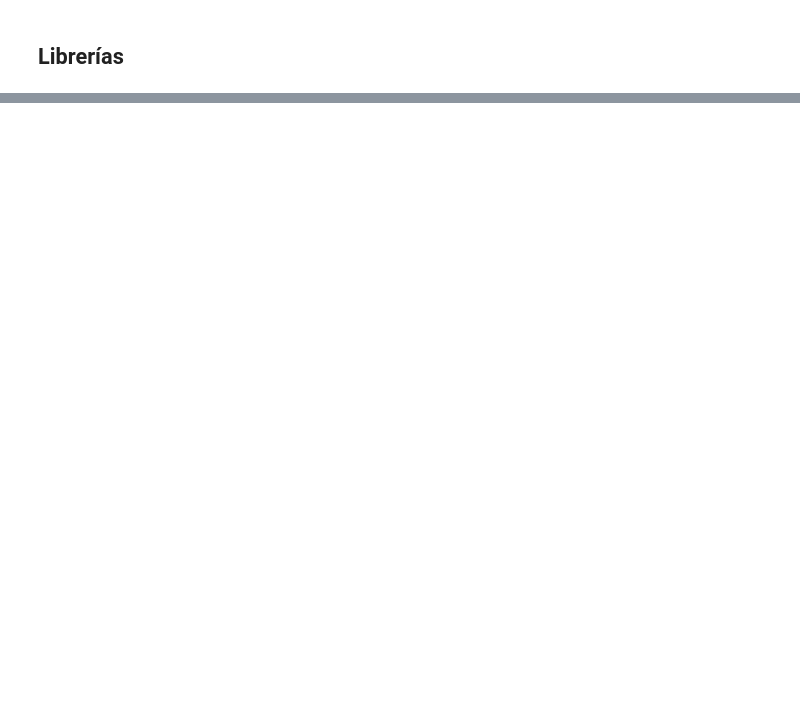
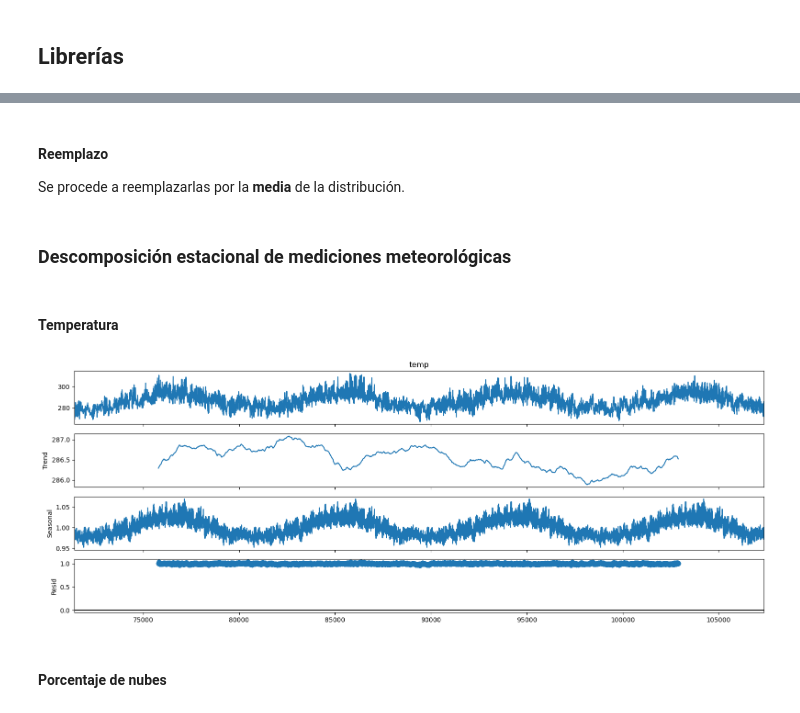
Before and after one commit to pablofem/TFM, a Jupyter notebook: tfm-2024-ucm-pablo-marroquin.ipynb, the cells around one changed output, grey strips where cells are left out. Saved outputs shown, nothing was run; the diff lists cells and outputs as text; code cells hidden in the pictures; blank space fills up the shorter version.

```diff
--- a/tfm-2024-ucm-pablo-marroquin.ipynb
+++ b/tfm-2024-ucm-pablo-marroquin.ipynb
@@ -259,0 +195,4 @@ complete_results_df.to_csv("results/results.csv", index=False)
+# %%
+weather = pd.read_csv("./original_datasets/weather_features.csv")
+print("Shape:", weather.shape)
+weather.head(3)
@@ -259,0 +214,3 @@ complete_results_df.to_csv("results/results.csv", index=False)
+# %%
+weather["time"] = pd.to_datetime(weather["dt_iso"].str[0:-6])
+weather = weather.drop("dt_iso", axis=1)
@@ -259,0 +227,2 @@ complete_results_df.to_csv("results/results.csv", index=False)
+# %%
+weather = check_remove_duplicates(weather, ["time", "city_name"], "last")
@@ -259,0 +274,20 @@ complete_results_df.to_csv("results/results.csv", index=False)
+# %% [markdown]
+###
+**Reemplazo**
+
+Se procede a reemplazarlas por la **media** de la distribución.
+# %%
+weather = replace_outliers(weather)
+# %% [markdown]
+### **Descomposición estacional de mediciones meteorológicas**
+# %% [markdown]
+####
+**Temperatura**
+# %%
+input_data = weather[weather["city_name"]=="Bilbao"]["temp"]
+make_seasonal_decomposition(input_data, model='multiplicative', period=365*24)
+# %% [output]
+[figure, added]
+# %% [markdown]
+####
+**Porcentaje de nubes**
```
Also changed, not shown: parts of 88 cells of this notebook.
